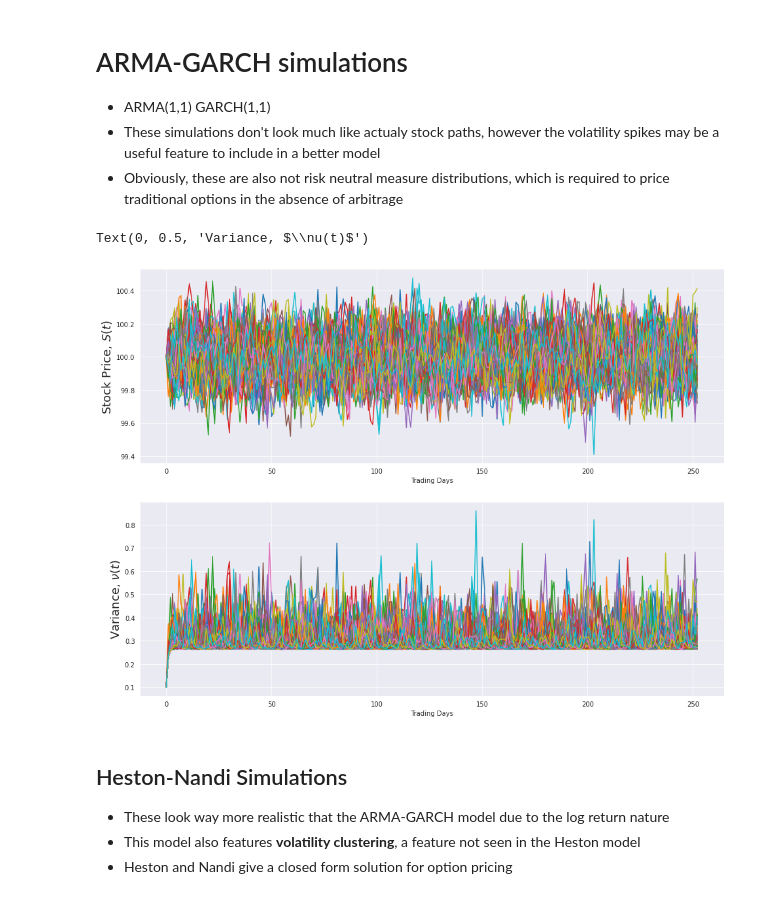
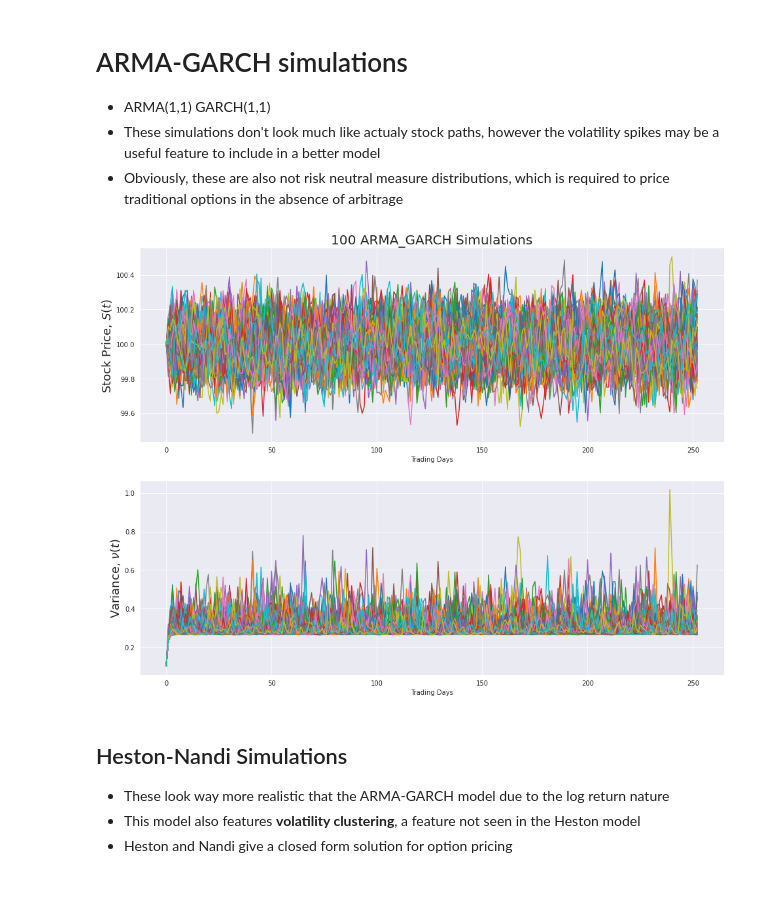
Before and after one commit to tdore738/Erdos_Inst_Quant_Fin_2025, a Jupyter notebook: Mini Projects/Mini Project 4.ipynb, the cells around one changed output. Saved outputs shown, nothing was run; the diff lists cells and outputs as text; code cells hidden in the pictures.

Commit message:
plots

```diff
--- a/Mini Projects/Mini Project 4.ipynb
+++ b/Mini Projects/Mini Project 4.ipynb
@@ -437,26 +439,28 @@ Text(0, 0.5, 'Variance, $\\nu(t)$')
 # %%
 S0 = 100
 nu0 = 0.1
 arma_params = (0.4,0.2)
 garch_params = (0.2,0.1)
 S_mean = 100
 Var_mean = 0.3
 n_paths = 100
 n_steps = 252
 S_T, nu_T = stock_path_ARMA_GARCH(S0, nu0, arma_params, garch_params, S_mean, Var_mean, n_paths, n_steps)
 
 fig, (ax_S,ax_nu) = plt.subplots(2,1,figsize=(16,12))
 for i,path in enumerate(S_T):
     ax_S.plot(path)
     ax_nu.plot(nu_T[i,:])
 
 ax_S.set_xlabel("Trading Days")
 ax_S.set_ylabel(r"Stock Price, $S(t)$",fontsize=18)
 ax_nu.set_xlabel("Trading Days")
 ax_nu.set_ylabel(r"Variance, $\nu(t)$",fontsize=18)
+
+ax_S.set_title(f"{n_paths} ARMA_GARCH Simulations",fontsize=20)
+plt.show()
 # %% [output]
-Text(0, 0.5, 'Variance, $\\nu(t)$')
-[figure, old version]
+[figure, new version]
 # %% [markdown]
 ## Heston-Nandi Simulations
 - These look way more realistic that the ARMA-GARCH model due to the log return nature
```
Also changed, not shown: parts of 4 cells of this notebook.
